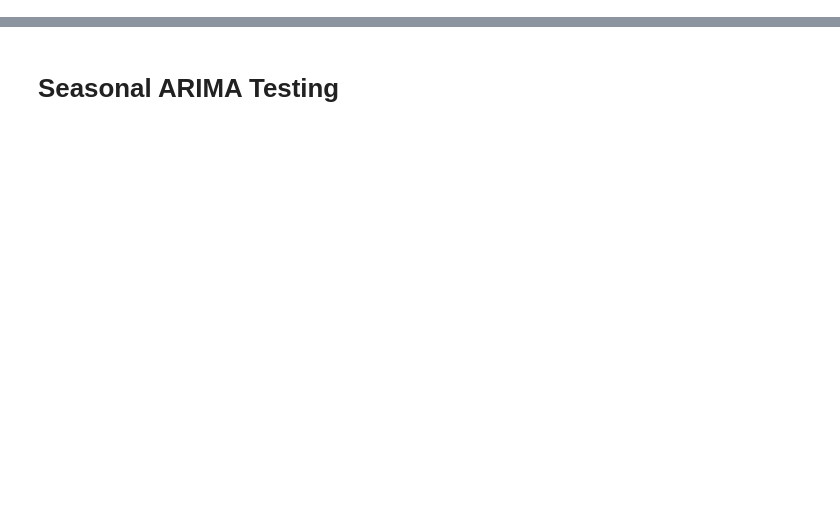
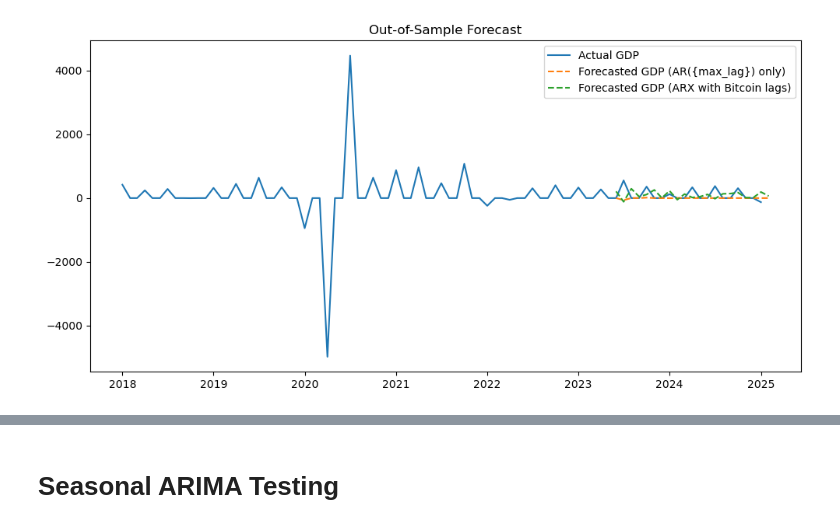
Before and after one commit to tianyishen701/CryptoMacroecon-Prediction-CSUREMM, a Jupyter notebook: AR Testing.ipynb, the cells around one changed output, grey strips where cells are left out. Saved outputs shown, nothing was run; the diff lists cells and outputs as text; code cells hidden in the pictures; blank space fills up the shorter version.

Commit message:
Tested all macro&asset combination for AR

```diff
--- a/AR Testing.ipynb
+++ b/AR Testing.ipynb
@@ -211,0 +196,84 @@ ARX model test set evaluation:
+# %%
+df_temp = df[[macro, asset]].dropna().copy()
+# Create lagged asset volatility columns
+
+for lag in range(1, max_lag + 1):
+    df_temp[f'{asset}_vol_lag{lag}'] = df_temp[asset].shift(lag)
+df_temp.dropna(inplace=True)
+
+adf_p = adfuller(df_temp[macro])[1]
+if adf_p > 0.05:
+    macro_diff = macro + '_diff'
+    df_temp[macro_diff] = df_temp[macro].diff()
+    df_temp.dropna(inplace=True)
+    target = df_temp[macro_diff]
+else:
+    target = df_temp[macro]
+
+exog = df_temp[[f'{asset}_vol_lag{lag}' for lag in range(1, max_lag + 1)]]
+
+# Train/test split
+train_endog = target[:train_end]
+test_endog = target[train_end:]
+train_exog = exog[:train_end]
+test_exog = exog[train_end:]
+
+# 1. AR model (GDP only), with AR order = max_lag
+model_macro = SARIMAX(train_endog,
+                    order=(max_lag, 0, 0),
+                    enforce_stationarity=False,
+                    enforce_invertibility=False)
+result_macro = model_macro.fit()
+
+# 2. ARX model (GDP + lagged Bitcoin volatility)
+model_withCryp = SARIMAX(train_endog,
+                         exog=train_exog,
+                         order=(max_lag, 0, 0),
+                         enforce_stationarity=False,
+                         enforce_invertibility=False)
+results_withCryp = model_withCryp.fit()
+'''
+print("=== AR Model Summary ===")
+print(result_macro.summary())
+
+print("\n=== ARX Model Summary ===")
+print(results_withCryp.summary())
+'''
+
+# Forecast
+forecast_1 = result_macro.get_forecast(steps=len(test_endog))
+forecast_2 = results_withCryp.get_forecast(steps=len(test_endog), exog=test_exog)
+
+predicted_mean1 = forecast_1.predicted_mean
+predicted_mean2 = forecast_2.predicted_mean
+
+# Plot results
+plt.figure(figsize=(10, 5))
+plt.plot(target, label='Actual ' + macro)
+plt.plot(predicted_mean1, label=f'Forecasted ' + macro+ ' (AR({max_lag}) only)', linestyle='--')
+plt.plot(predicted_mean2, label=f'Forecasted {macro} (ARX with {asset} lags)', linestyle='--')
+plt.title("Out-of-Sample Forecast")
+plt.legend()
+plt.tight_layout()
+plt.show()
+
+
+# Printing stats
+mae_ar = mean_absolute_error(test_endog, predicted_mean1)
+rmse_ar = np.sqrt(mean_squared_error(test_endog, predicted_mean1))
+r2_ar = r2_score(test_endog, predicted_mean1)
+
+mae_arx = mean_absolute_error(test_endog, predicted_mean2)
+rmse_arx = np.sqrt(mean_squared_error(test_endog, predicted_mean2))
+r2_arx = r2_score(test_endog, predicted_mean2)
+
+print("AR model test set evaluation:")
+print(f"  MAE:  {mae_ar:.4f}")
+print(f"  RMSE: {rmse_ar:.4f}")
+print(f"  R²:   {r2_ar:.4f}\n")
+
+print("ARX model test set evaluation:")
+print(f"  MAE:  {mae_arx:.4f}")
+print(f"  RMSE: {rmse_arx:.4f}")
+print(f"  R²:   {r2_arx:.4f}")
+# %% [output]
@@ -211,0 +299 @@ ARX model test set evaluation:
+[figure, added]
```
Also changed, not shown: parts of 21 cells of this notebook.
